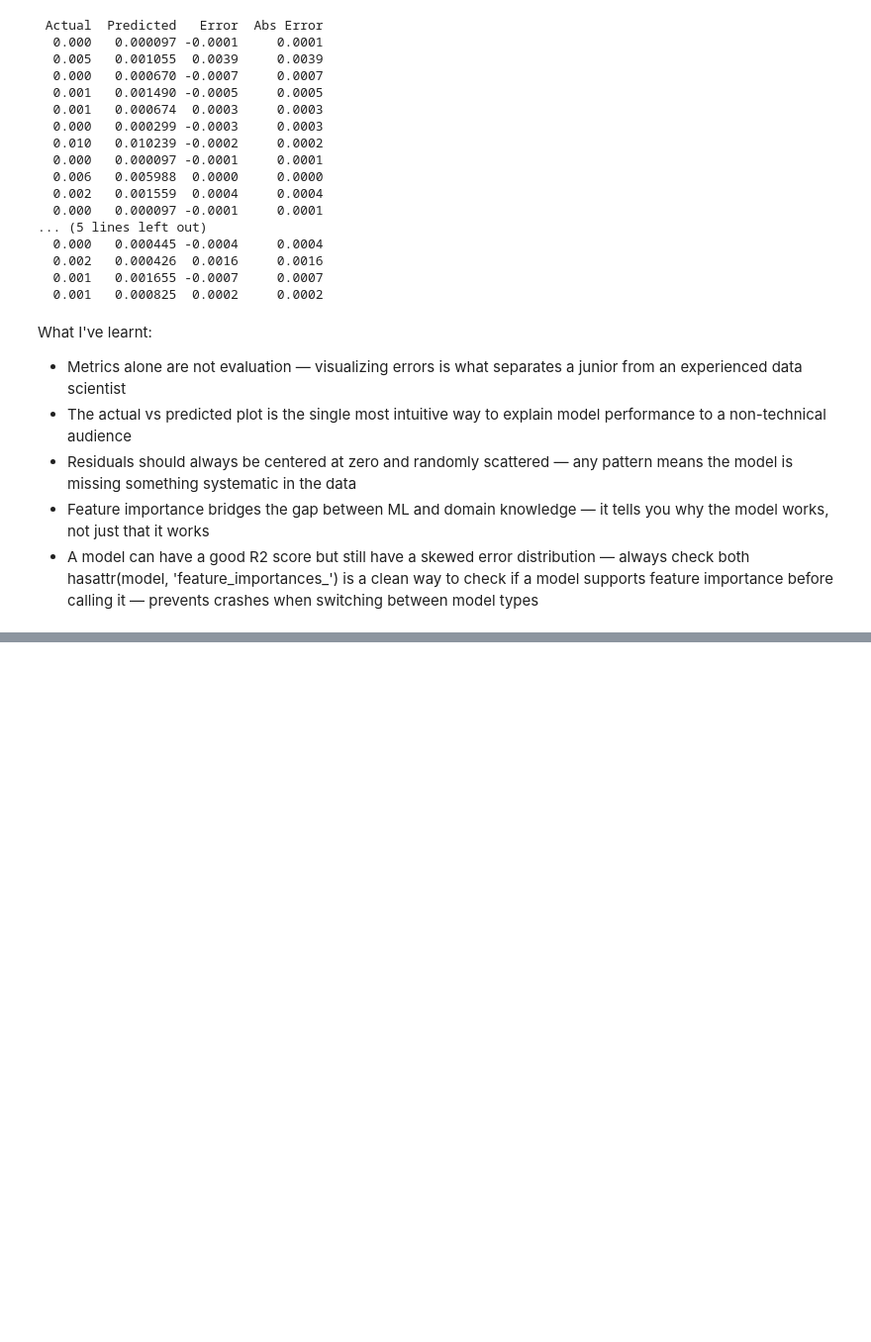
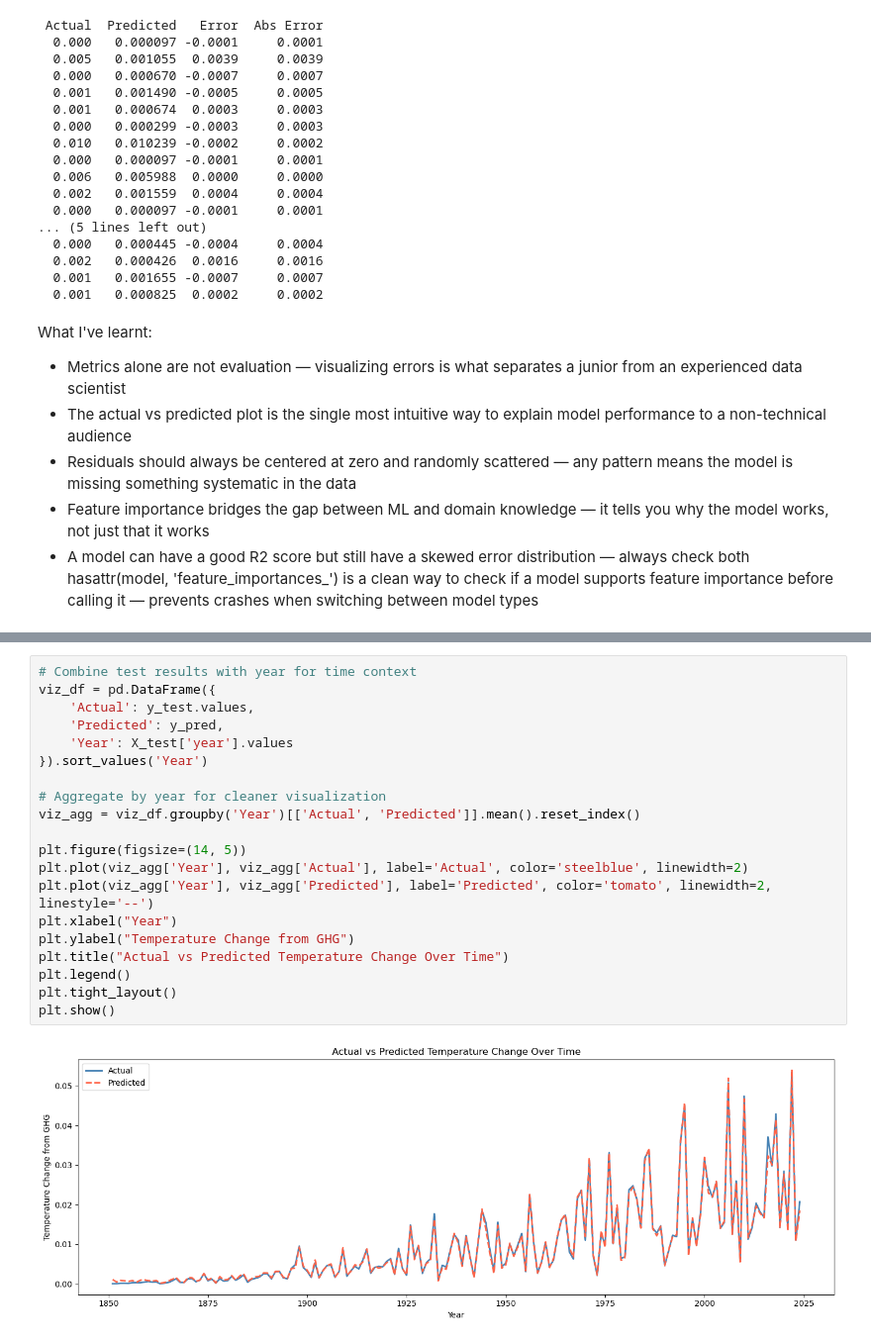
Before and after one commit to timothydzokoto/ALX_data_learning_track_journey, a Jupyter notebook: Projects/CO2_Regression_2.ipynb, the cells around one changed output, grey strips where cells are left out. Shown at 99% size. Saved outputs shown, nothing was run; the diff lists cells and outputs as text; blank space fills up the shorter version.

```diff
--- a/Projects/CO2_Regression_2.ipynb
+++ b/Projects/CO2_Regression_2.ipynb
@@ -958,0 +979,22 @@ hasattr(model, 'feature_importances_') is a clean way to check if a model suppor
+# %%
+# Combine test results with year for time context
+viz_df = pd.DataFrame({
+    'Actual': y_test.values,
+    'Predicted': y_pred,
+    'Year': X_test['year'].values
+}).sort_values('Year')
+
+# Aggregate by year for cleaner visualization
+viz_agg = viz_df.groupby('Year')[['Actual', 'Predicted']].mean().reset_index()
+
+plt.figure(figsize=(14, 5))
+plt.plot(viz_agg['Year'], viz_agg['Actual'], label='Actual', color='steelblue', linewidth=2)
+plt.plot(viz_agg['Year'], viz_agg['Predicted'], label='Predicted', color='tomato', linewidth=2, linestyle='--')
+plt.xlabel("Year")
+plt.ylabel("Temperature Change from GHG")
+plt.title("Actual vs Predicted Temperature Change Over Time")
+plt.legend()
+plt.tight_layout()
+plt.show()
+# %% [output]
+[figure, added]
```
Also changed, not shown: parts of 43 cells of this notebook, 3 other files.
